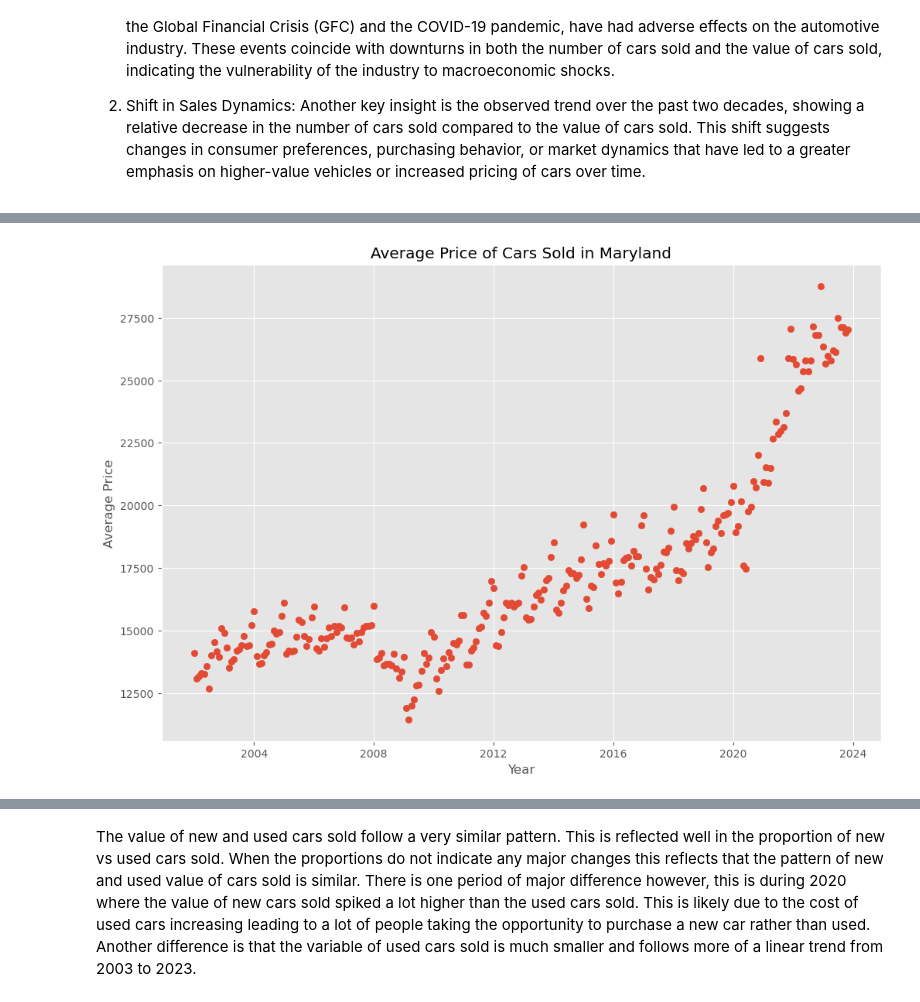
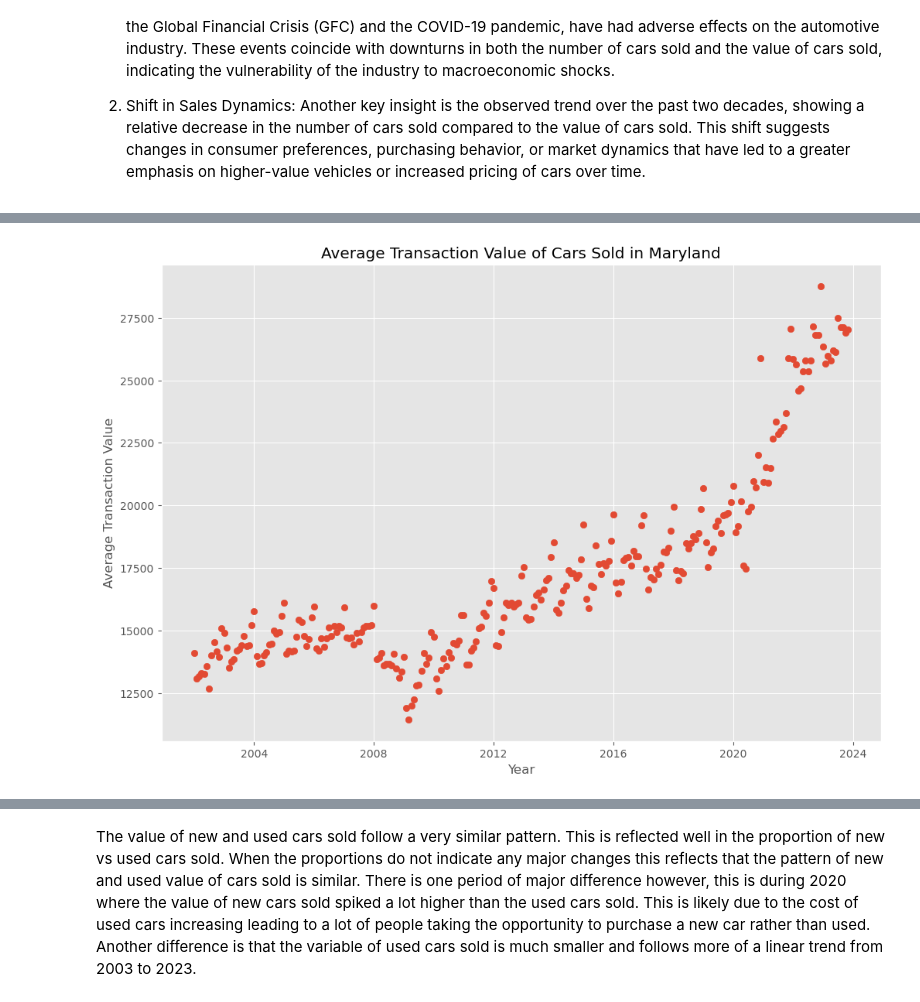
Before and after one commit to bennicholson2/Maryland-Car-Sales-Data, a Jupyter notebook: sales_project_chapters/sales_project_chapter_1.ipynb, the cells around one changed output, grey strips where cells are left out. Cells and saved outputs as stored; diff of their text form; code cells hidden in the pictures.

```diff
--- a/sales_project_chapters/sales_project_chapter_1.ipynb
+++ b/sales_project_chapters/sales_project_chapter_1.ipynb
@@ -440,7 +486,7 @@ The value of cars sold can be divided by the number of cars sold to get the aver
 # %%
-#Create a new column in the table that is called 'average_price'
+#Create a new column in the table that is called 'average_transaction_value'
 #Take the total_value_cars_sold series / total_cars_sold and this will create the average price per month
-monthly_data['average_price'] = monthly_data['total_value_cars_sold'] / monthly_data['total_cars_sold']
-scatterplot(monthly_data.index,monthly_data['average_price'],'Average Price of Cars Sold in Maryland','Year','Average Price')
+monthly_data_expanded['average_transaction_value'] = monthly_data_expanded['total_value_cars_sold'] / monthly_data_expanded['total_cars_sold']
+scatterplot(monthly_data_expanded.index,monthly_data_expanded['average_transaction_value'],'Average Transaction Value of Cars Sold in Maryland','Year','Average Transaction Value')
 # %% [output]
-[figure, old version]
+[figure, new version]
```
Also changed, not shown: parts of 57 cells of this notebook.
